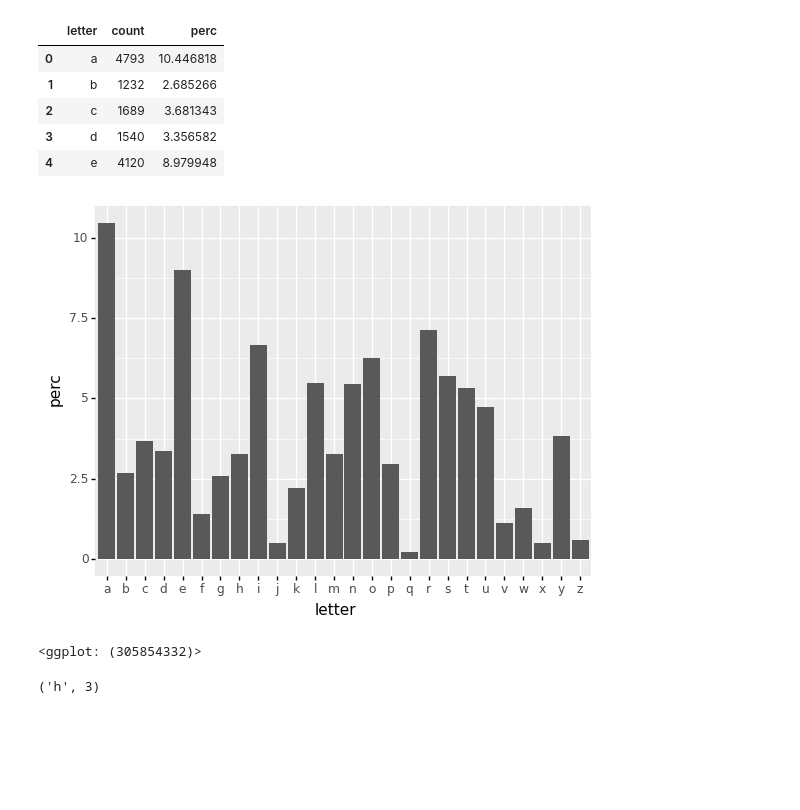
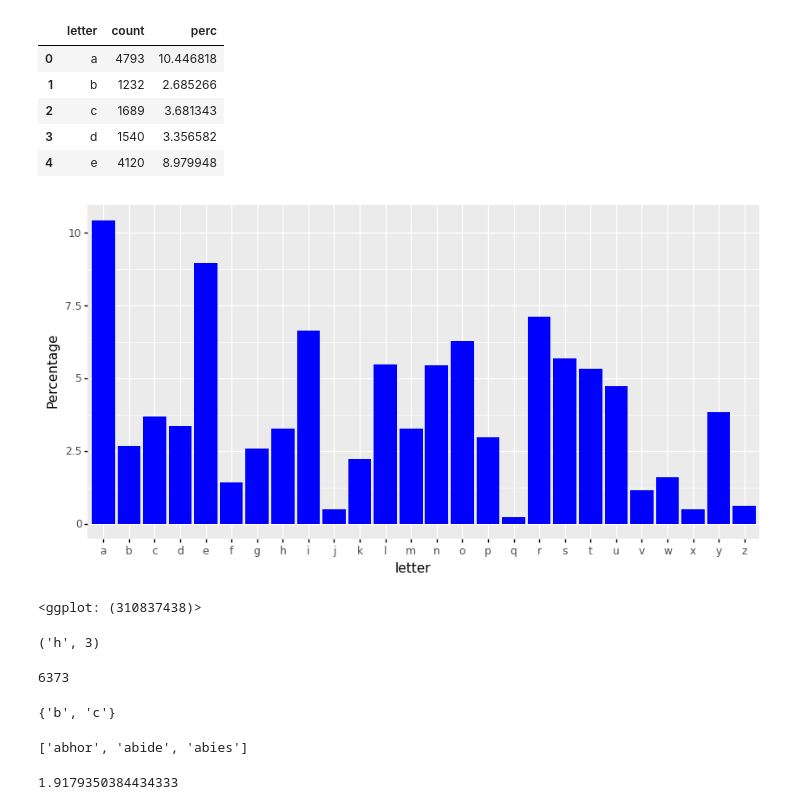
Before and after one commit to citrez/easy_wordle, a Jupyter notebook: explore.ipynb, the cells around one changed output. Cells and saved outputs as stored; diff of their text form; code cells hidden in the pictures; blank space fills up the shorter version.

```diff
--- a/explore.ipynb
+++ b/explore.ipynb
@@ -63,11 +78,15 @@ letter_counts_df.head()
 | 2 | c | 1689 | 3.681343 |
 | 3 | d | 1540 | 3.356582 |
 | 4 | e | 4120 | 8.979948 |
-# %%
-ggplot(letter_counts_df)+geom_col(aes('letter','perc') )
-# %% [output]
-[figure, removed]
-<ggplot: (305854332)>
+# %%
+(
+    ggplot(letter_counts_df)+
+    geom_col(aes('letter','perc',fill = 'letter'),show_legend  = False )+theme(figure_size=(10,5))+
+    p9.labs(y = "Percentage")+p9.scale_fill_manual(values= ['blue']*26)
+)
+# %% [output]
+[figure, added]
+<ggplot: (310837438)>
 # %%
 print(max([('h',3),('g',3)],key = lambda x:x[1] ) )
 # %% [output]
@@ -74,0 +96,18 @@ print(max([('h',3),('g',3)],key = lambda x:x[1] ) )
+# %%
+len(no_dupe_letters)
+# %% [output]
+6373
+# %%
+set('abc').intersection(set('bcd'))
+# %% [output]
+{'b', 'c'}
+# %%
+
+def intersection_with_all_other_words(w):
+    lst = [len(set(w).intersection(other_word)) for other_word in no_dupe_letters]
+    return sum(lst)/len(lst)
+
+intersection_with_all_other_words('abhore')
+# %% [output]
+['abhor', 'abide', 'abies']
+1.9179350384434333
```
Also changed, not shown: parts of 11 cells of this notebook, 8 other files.
